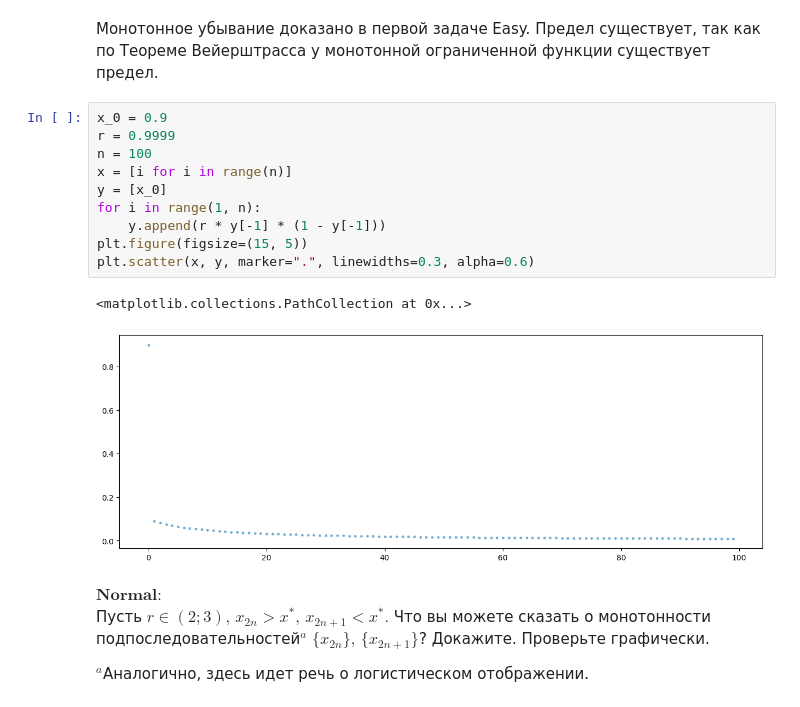
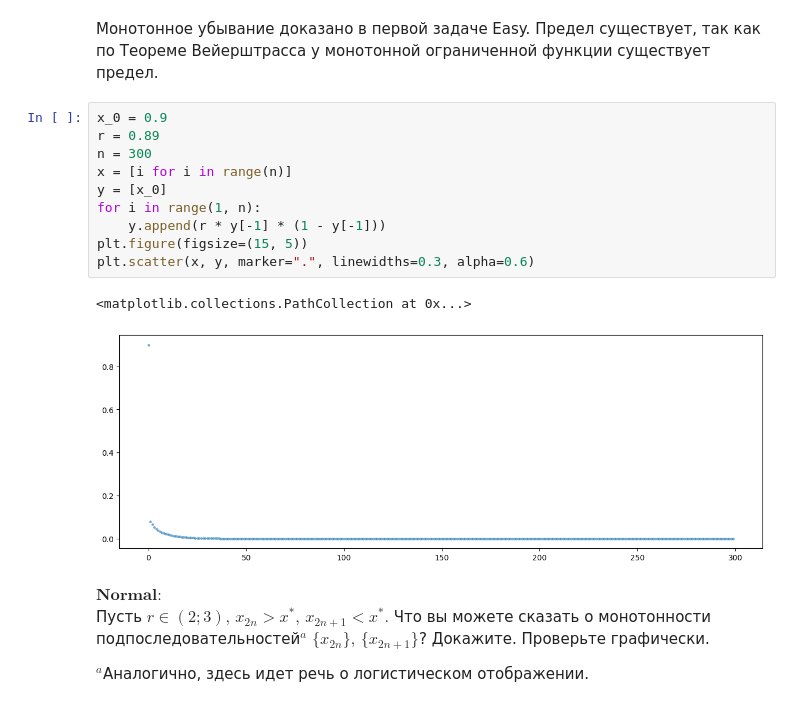
Before and after one commit to poldd3110/Math_Lab_1, a Jupyter notebook: Math_Lab_easy-norm-hard.ipynb, the cells around one changed output. Drawn from its saved outputs; the diff is of its cells as text.

```diff
--- a/Math_Lab_easy-norm-hard.ipynb
+++ b/Math_Lab_easy-norm-hard.ipynb
@@ -106,17 +106,17 @@ $\textbf{Normal:}$ <br>
 Предел существует, так как по Теореме Вейерштрасса у монотонной ограниченной функции существует предел.
 # %%
 x_0 = 0.9
-r = 0.9999
-n = 100
+r = 0.89
+n = 300
 x = [i for i in range(n)]
 y = [x_0]
 for i in range(1, n):
     y.append(r * y[-1] * (1 - y[-1]))
 plt.figure(figsize=(15, 5))
 plt.scatter(x, y, marker=".", linewidths=0.3, alpha=0.6)
 # %% [output]
 <matplotlib.collections.PathCollection at 0x...>
-[figure, old version]
+[figure, new version]
 # %% [markdown]
 $\textbf{Normal:} $<br>
 Пусть $r \in (2; 3), \, x_{2n} > x^*, \, x_{2n+1} < x^*.$ Что вы можете сказать о монотонности подпоследовательностей$^a$ $\{x_{2n}\}, \, \{x_{2n+1}\}$? Докажите. Проверьте графически.
```
Also changed, not shown: parts of 17 cells of this notebook.
